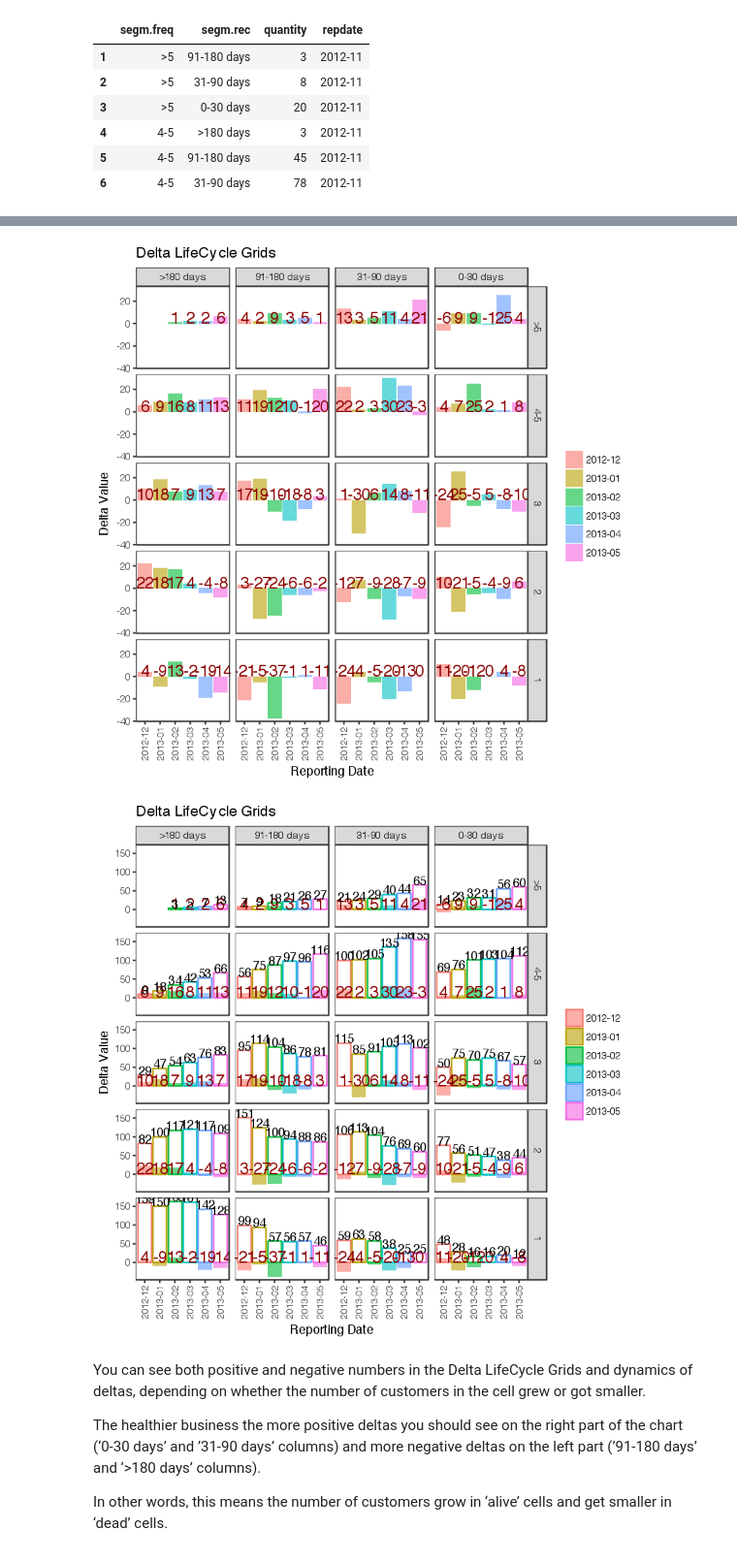
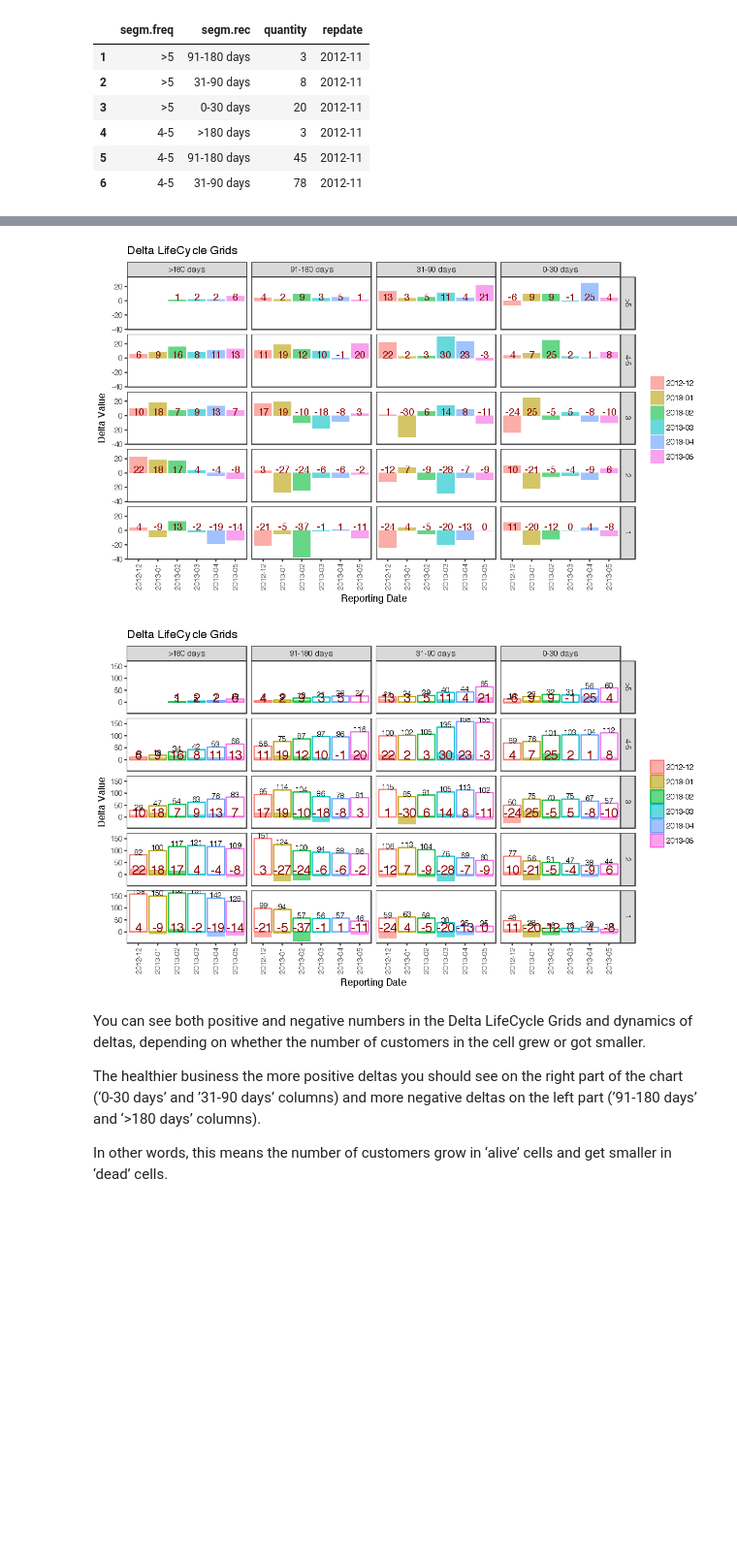
Before and after one commit to CollierKing/marketing_analytics, a Jupyter notebook: Customer Segmentation (RFM) - LifeCycle Grids 2.ipynb, the cells around one changed output, grey strips where cells are left out. Shown: that part at 97% size. Saved outputs shown, nothing was run; the diff lists cells and outputs as text; code cells hidden in the pictures; blank space fills up the shorter version.

```diff
--- a/Customer Segmentation (RFM) - LifeCycle Grids 2.ipynb
+++ b/Customer Segmentation (RFM) - LifeCycle Grids 2.ipynb
@@ -141,33 +128,36 @@ The first one shows deltas/differences only. The second one includes both differ
 # %%
+library(repr)
+options(repr.plot.width=10, repr.plot.height=6)
+
 # plotting results
 ggplot(delta.lcg, aes(x = repdate, y = delta, fill = repdate)) +
 theme_bw() +
 theme(panel.grid = element_blank(),
 axis.text.x = element_text(size = 8, angle = 90, hjust = 0.5, vjust = 0.5, face = "plain"),
 legend.title = element_blank()) +
 geom_bar(stat = 'identity', alpha = 0.6) +
-geom_text(aes(y = 0, label = delta), color = 'darkred', vjust = 0, size = 5, fontface = "bold") +
+geom_text(aes(y = 0, label = delta), color = 'darkred', vjust = 0, size = 4, fontface = "bold") +
 facet_grid(segm.freq ~ segm.rec) +
 xlab("Reporting Date") +
 ylab("Delta Value") +
 ggtitle("Delta LifeCycle Grids")
 
 ggplot(delta.lcg, aes(x = repdate, y = delta, fill = repdate)) +
 theme_bw() +
 theme(panel.grid = element_blank(),
 axis.text.x = element_text(size = 8, angle = 90, hjust = 0.5, vjust = 0.5, face = "plain"),
 legend.title = element_blank()) +
 geom_bar(stat = 'identity', alpha = 0.6) +
 geom_bar(aes(y = quantity, color=repdate), stat = 'identity', alpha=0) +
 geom_text(aes(y = 0, label = delta), color = 'darkred', vjust = 0, size = 5, fontface = "bold") +
-geom_text(aes(y = quantity, label = quantity), vjust = 0, size = 4) +
+geom_text(aes(y = quantity, label = quantity), vjust = 0, size = 3) +
 facet_grid(segm.freq ~ segm.rec) +
 xlab("Reporting Date") +
 ylab("Delta Value") +
 ggtitle("Delta LifeCycle Grids")
 # %% [output]
-[figure, old version]
+[figure, new version]
-[figure, old version]
+[figure, new version]
 # %% [markdown]
 You can see both positive and negative numbers in the Delta LifeCycle Grids and dynamics of deltas, depending on whether the number of customers in the cell grew or got smaller.
 
```
Also changed, not shown: parts of 4 cells of this notebook, 6 other files.
